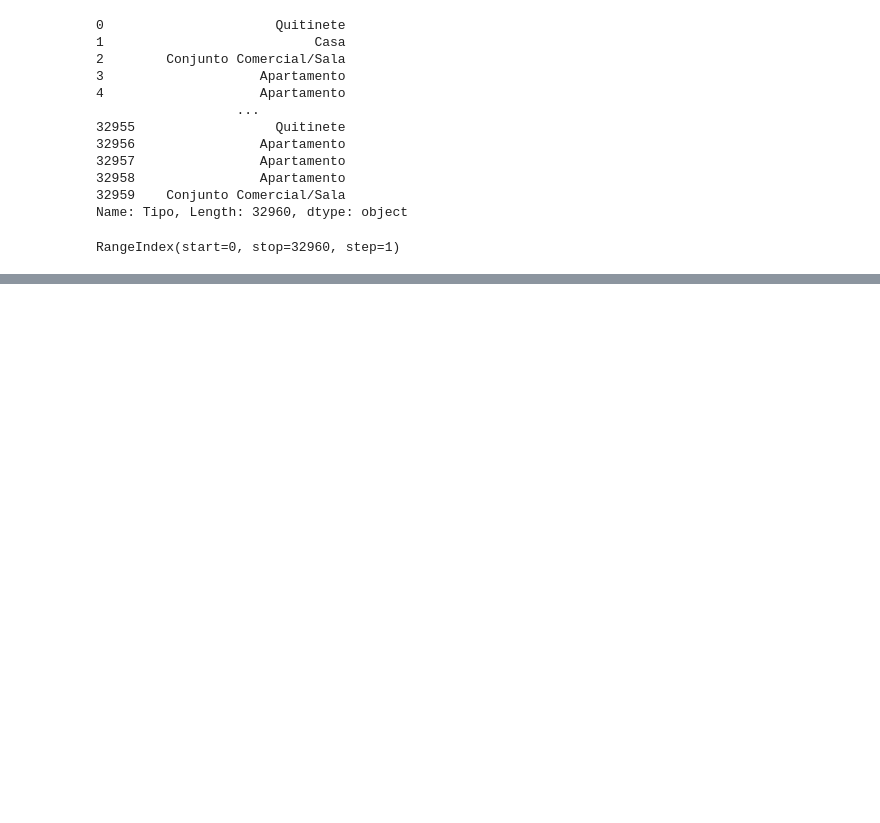
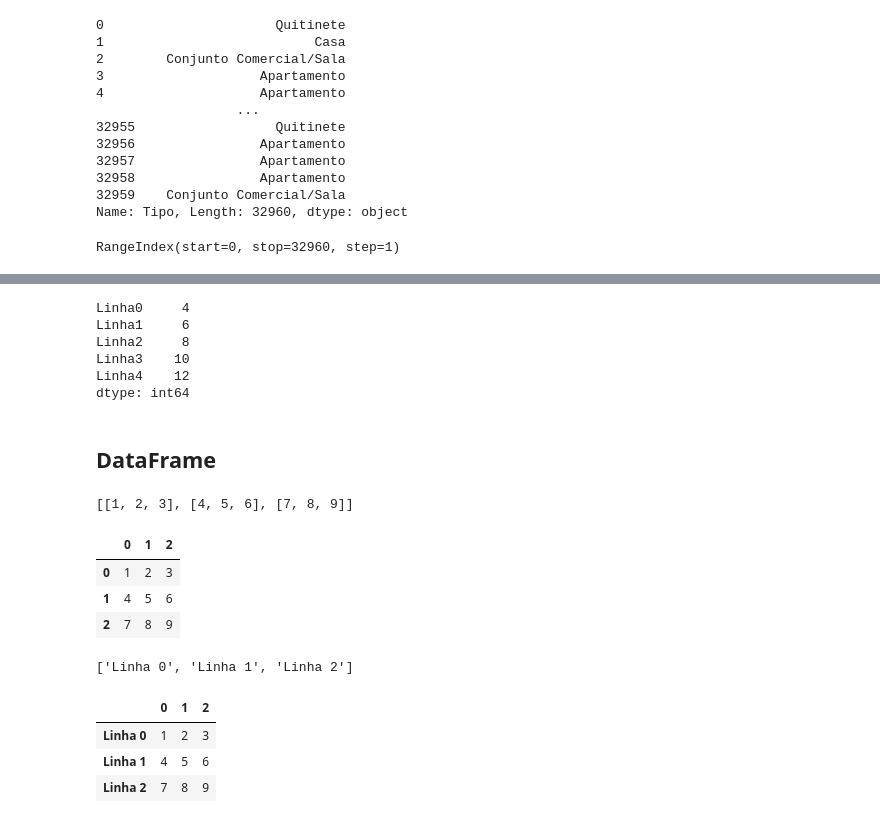
Before and after one commit to cesarcalafrioli/PYTHON_ANOTACOES, a Jupyter notebook: pandas.ipynb, the cells around one changed output, grey strips where cells are left out. Saved outputs shown, nothing was run; the diff lists cells and outputs as text; code cells hidden in the pictures; blank space fills up the shorter version.

```diff
--- a/pandas.ipynb
+++ b/pandas.ipynb
@@ -337,0 +381,27 @@ RangeIndex(start=0, stop=32960, step=1)
+# %%
+s2
+# %% [output]
+Linha0     4
+Linha1     6
+Linha2     8
+Linha3    10
+Linha4    12
+dtype: int64
+# %% [markdown]
+## **DataFrame**
+# %%
+# Um DataFrame é um conjunto de Series.
+data = [[1, 2, 3], [4, 5, 6], [7, 8, 9]]
+# %%
+data
+# %% [output]
+[[1, 2, 3], [4, 5, 6], [7, 8, 9]]
+# %%
+df1 = pd.DataFrame(data = data)
+# %%
+df1
+# %% [output]
+|  | 0 | 1 | 2 |
+| 0 | 1 | 2 | 3 |
+| 1 | 4 | 5 | 6 |
+| 2 | 7 | 8 | 9 |
@@ -337,0 +410,4 @@ RangeIndex(start=0, stop=32960, step=1)
+# %%
+index
+# %% [output]
+['Linha 0', 'Linha 1', 'Linha 2']
@@ -337,0 +416,7 @@ RangeIndex(start=0, stop=32960, step=1)
+# %%
+df1
+# %% [output]
+|  | 0 | 1 | 2 |
+| Linha 0 | 1 | 2 | 3 |
+| Linha 1 | 4 | 5 | 6 |
+| Linha 2 | 7 | 8 | 9 |
```
Also changed, not shown: parts of 32 cells of this notebook.
